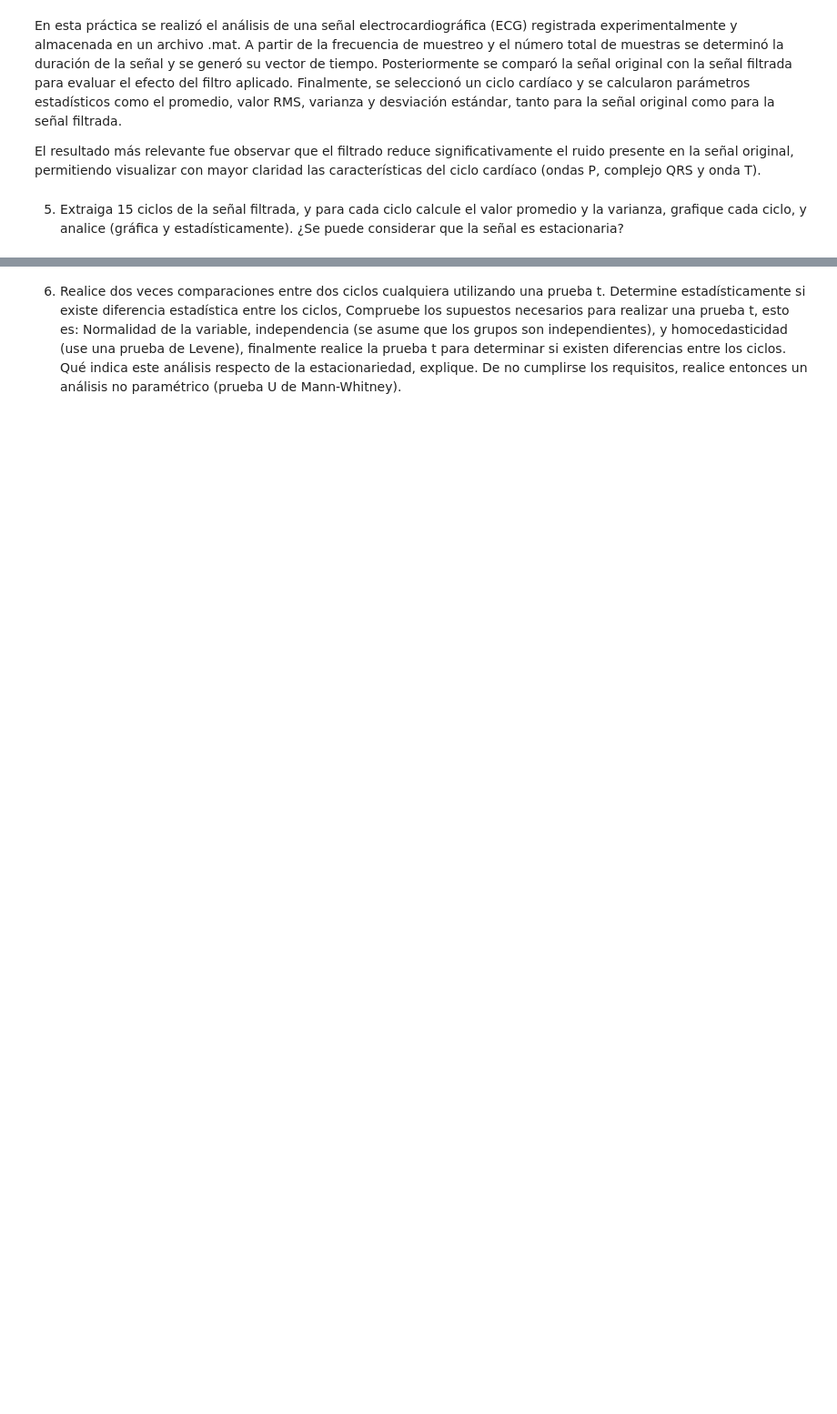
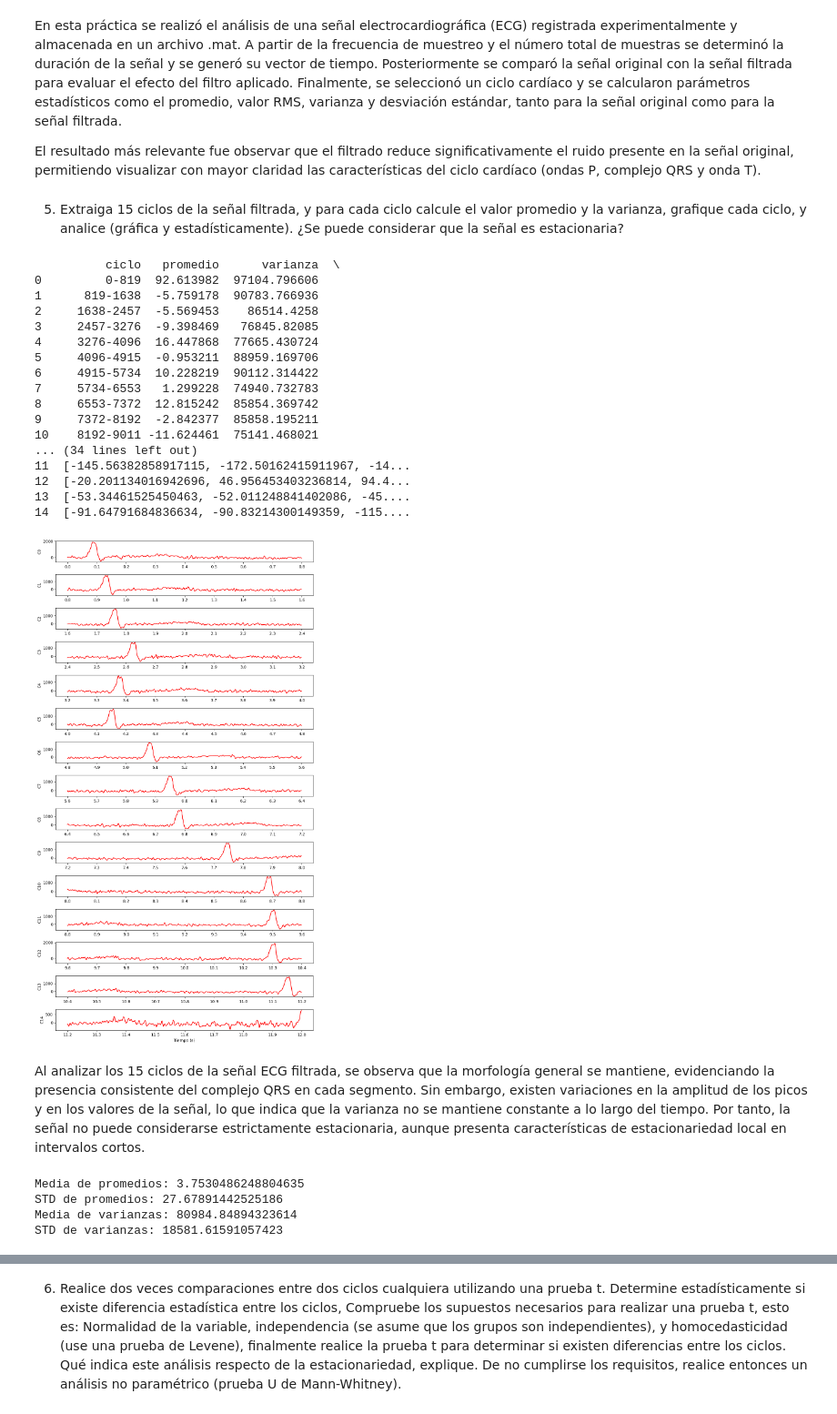
Before and after one commit to carlosloaizaprag/Laboratorio-de-biosenales, a Jupyter notebook: Practica3_ELS_JEHC/Practica3_ELS_JEHC.ipynb, the cells around one changed output, grey strips where cells are left out. Shown at 91% size. Cells and saved outputs as stored; diff of their text form; code cells hidden in the pictures; blank space fills up the shorter version.

```diff
--- a/Practica3_ELS_JEHC/Practica3_ELS_JEHC.ipynb
+++ b/Practica3_ELS_JEHC/Practica3_ELS_JEHC.ipynb
@@ -281,3 +321,79 @@ El resultado más relevante fue observar que el filtrado reduce significativamen
 # %% [markdown]
 5. Extraiga 15 ciclos de la señal filtrada, y para cada ciclo calcule el valor promedio y la varianza, grafique
 cada ciclo, y analice (gráfica y estadísticamente). ¿Se puede considerar que la señal es estacionaria?
+# %%
+infoCiclos = pd.DataFrame(columns=["ciclo","promedio","varianza", "tiempo", "valores"])
+
+for n in range(15):
+
+    inicio = int(n*0.8 * Fs)
+    fin = int((n*0.8 + 0.8) * Fs)
+
+    ciclo = ecg_filtrada[inicio:fin]
+    t_ciclo = t[inicio:fin]
+
+    promedio = np.mean(ciclo)
+    varianza = np.var(ciclo)
+
+    Nciclo = f"{inicio}-{fin}"
+
+    nuevaFila = {
+        "ciclo": Nciclo,
+        "promedio": promedio,
+        "varianza": varianza,
+        "tiempo": t_ciclo,
+        "valores": ciclo
+    }
+
+    infoCiclos = pd.concat([infoCiclos, pd.DataFrame([nuevaFila])], ignore_index=True)
+
+print(infoCiclos)
+
+plt.figure(figsize=(10,18))
+
+for n in range(15):
+    plt.subplot(15,1,n+1)
+    plt.plot(infoCiclos["tiempo"][n], infoCiclos["valores"][n], color = "r")
+    plt.ylabel(f"C{n}")
+
+plt.xlabel("Tiempo (s)")
+plt.tight_layout()
+plt.show()
+# %% [output]
+          ciclo   promedio      varianza  \
+0         0-819  92.613982  97104.796606
+1      819-1638  -5.759178  90783.766936
+2     1638-2457  -5.569453    86514.4258
+3     2457-3276  -9.398469   76845.82085
+4     3276-4096  16.447868  77665.430724
+5     4096-4915  -0.953211  88959.169706
+6     4915-5734  10.228219  90112.314422
+7     5734-6553   1.299228  74940.732783
+8     6553-7372  12.815242  85854.369742
+9     7372-8192  -2.842377  85858.195211
+10    8192-9011 -11.624461  75141.468021
+... (34 lines left out)
+11  [-145.56382858917115, -172.50162415911967, -14...
+12  [-20.201134016942696, 46.956453403236814, 94.4...
+13  [-53.34461525450463, -52.011248841402086, -45....
+14  [-91.64791684836634, -90.83214300149359, -115....
+[figure, added]
+# %% [markdown]
+Al analizar los 15 ciclos de la señal ECG filtrada, se observa que la morfología general se mantiene, evidenciando la presencia consistente del complejo QRS en cada segmento. Sin embargo, existen variaciones en la amplitud de los picos y en los valores de la señal, lo que indica que la varianza no se mantiene constante a lo largo del tiempo. Por tanto, la señal no puede considerarse estrictamente estacionaria, aunque presenta características de estacionariedad local en intervalos cortos.
+# %%
+media_promedios = np.mean(infoCiclos["promedio"])
+std_promedios = np.std(infoCiclos["promedio"])
+
+media_varianzas = np.mean(infoCiclos["varianza"])
+std_varianzas = np.std(infoCiclos["varianza"])
+
+print("Media de promedios:", media_promedios)
+print("STD de promedios:", std_promedios)
+
+print("Media de varianzas:", media_varianzas)
+print("STD de varianzas:", std_varianzas)
+# %% [output]
+Media de promedios: 3.7530486248804635
+STD de promedios: 27.67891442525186
+Media de varianzas: 80984.84894323614
+STD de varianzas: 18581.61591057423
```
Also changed, not shown: parts of 26 cells of this notebook.
